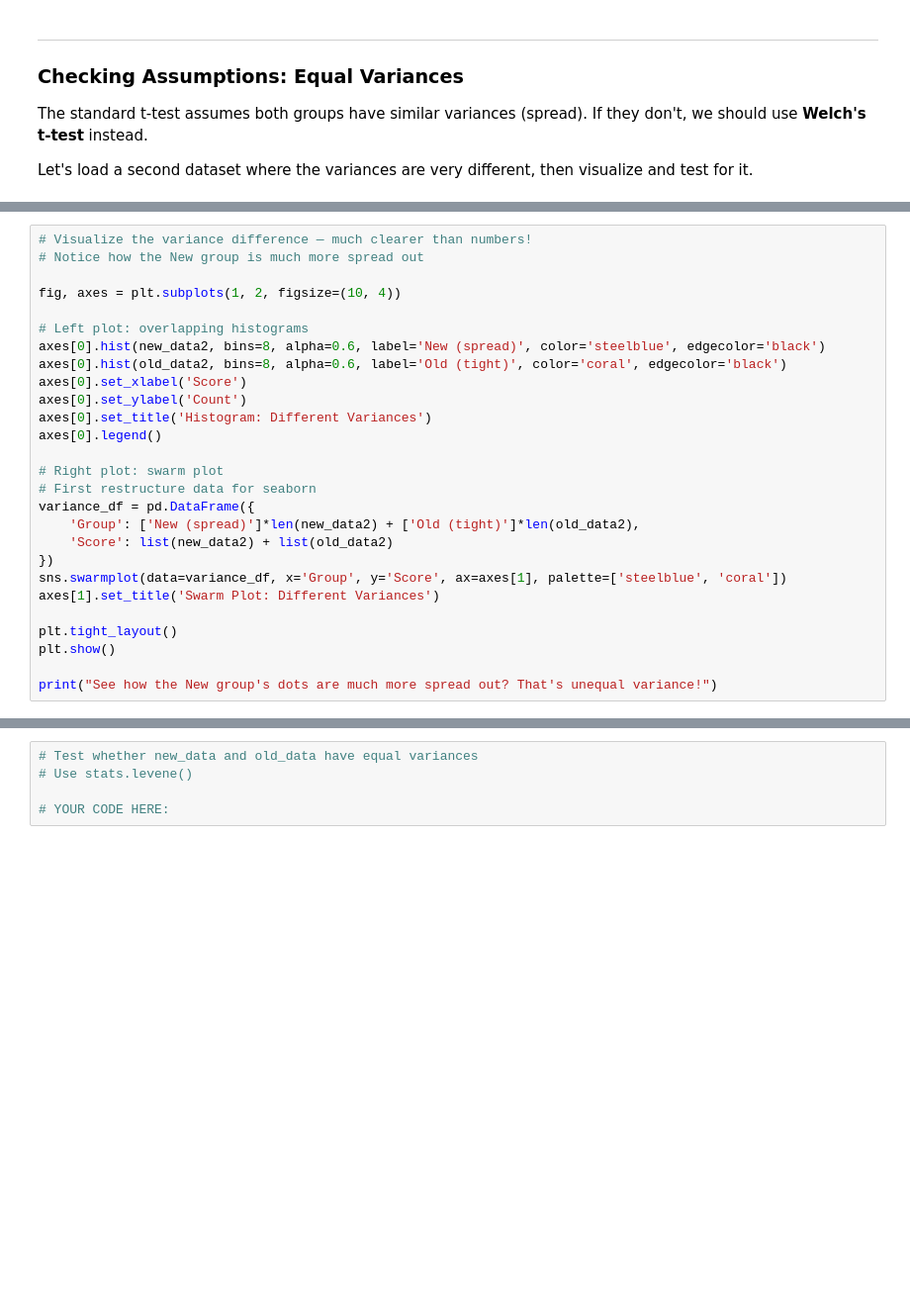
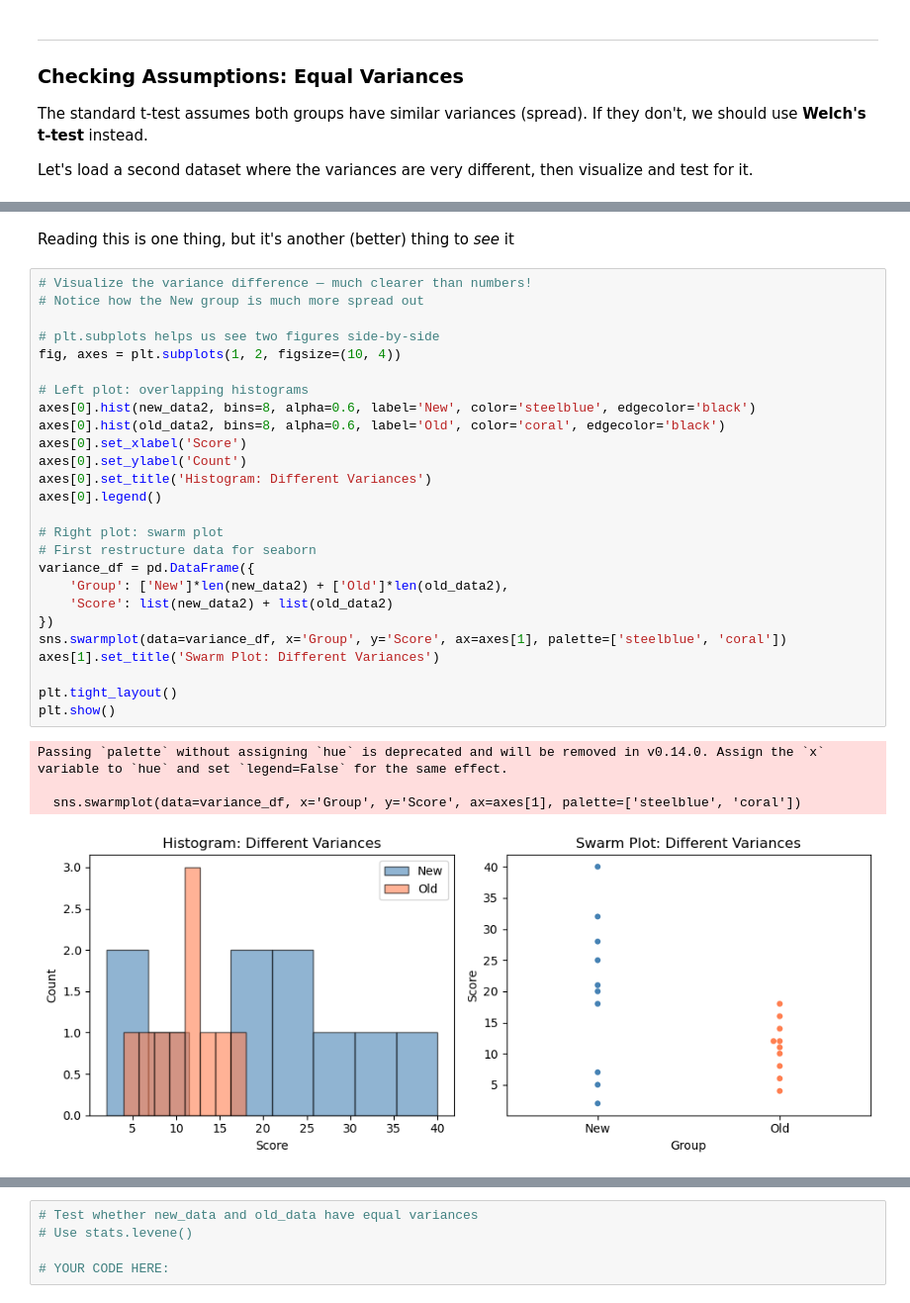
Before and after one commit to cmahlen/python-stats-demo, a Jupyter notebook: Python_vs_JASP_Lab_v2.ipynb, the cells around one changed output, grey strips where cells are left out. Shown at 99% size. Cells and saved outputs as stored; diff of their text form; blank space fills up the shorter version.

```diff
--- a/Python_vs_JASP_Lab_v2.ipynb
+++ b/Python_vs_JASP_Lab_v2.ipynb
@@ -352,27 +558,33 @@ print(f"\nVariance ratio: {new_data2.var(ddof=1) / old_data2.var(ddof=1):.1f}x d
+# %% [markdown]
+Reading this is one thing, but it's another (better) thing to *see* it
 # %%
 # Visualize the variance difference — much clearer than numbers!
 # Notice how the New group is much more spread out
 
+# plt.subplots helps us see two figures side-by-side
 fig, axes = plt.subplots(1, 2, figsize=(10, 4))
 
 # Left plot: overlapping histograms
-axes[0].hist(new_data2, bins=8, alpha=0.6, label='New (spread)', color='steelblue', edgecolor='black')
-axes[0].hist(old_data2, bins=8, alpha=0.6, label='Old (tight)', color='coral', edgecolor='black')
+axes[0].hist(new_data2, bins=8, alpha=0.6, label='New', color='steelblue', edgecolor='black')
+axes[0].hist(old_data2, bins=8, alpha=0.6, label='Old', color='coral', edgecolor='black')
 axes[0].set_xlabel('Score')
 axes[0].set_ylabel('Count')
 axes[0].set_title('Histogram: Different Variances')
 axes[0].legend()
 
 # Right plot: swarm plot
 # First restructure data for seaborn
 variance_df = pd.DataFrame({
-    'Group': ['New (spread)']*len(new_data2) + ['Old (tight)']*len(old_data2),
+    'Group': ['New']*len(new_data2) + ['Old']*len(old_data2),
     'Score': list(new_data2) + list(old_data2)
 })
 sns.swarmplot(data=variance_df, x='Group', y='Score', ax=axes[1], palette=['steelblue', 'coral'])
 axes[1].set_title('Swarm Plot: Different Variances')
 
 plt.tight_layout()
 plt.show()
-
-print("See how the New group's dots are much more spread out? That's unequal variance!")
+# %% [output]
+Passing `palette` without assigning `hue` is deprecated and will be removed in v0.14.0. Assign the `x` variable to `hue` and set `legend=False` for the same effect.
+
+  sns.swarmplot(data=variance_df, x='Group', y='Score', ax=axes[1], palette=['steelblue', 'coral'])
+[figure, added]
```
Also changed, not shown: parts of 116 cells of this notebook.
